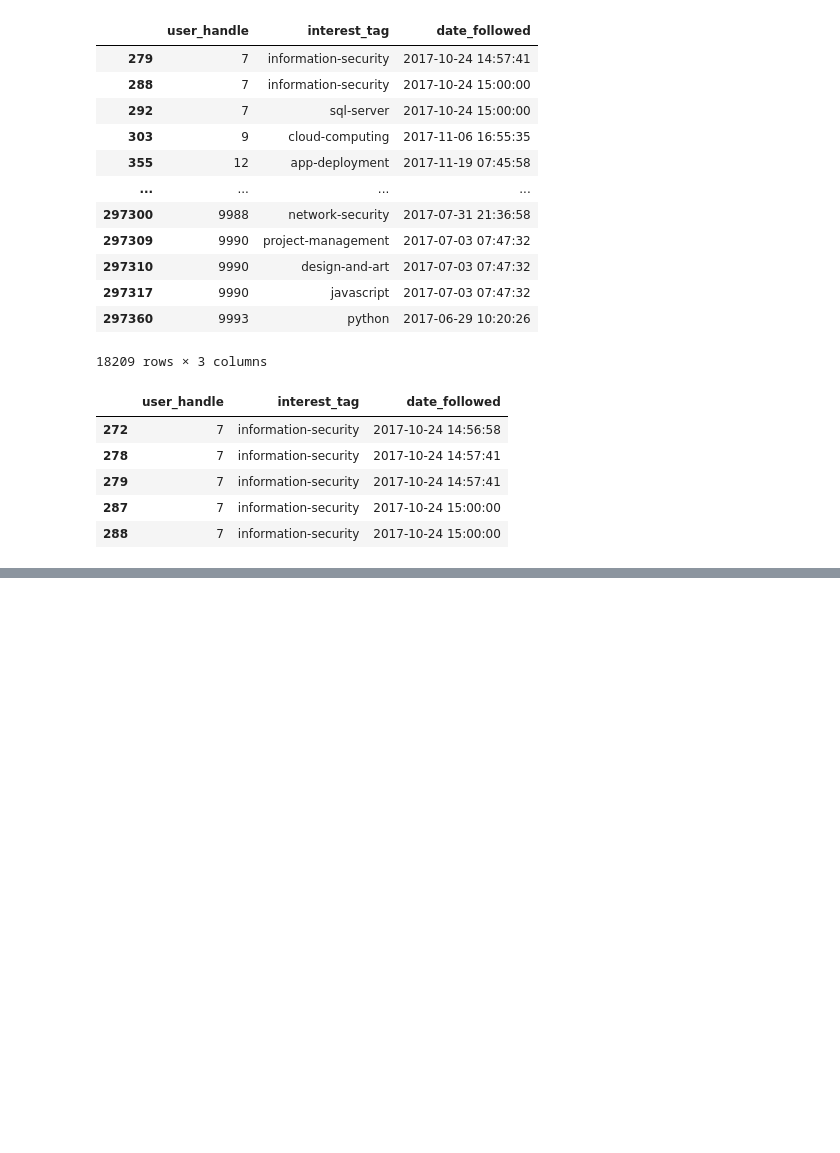
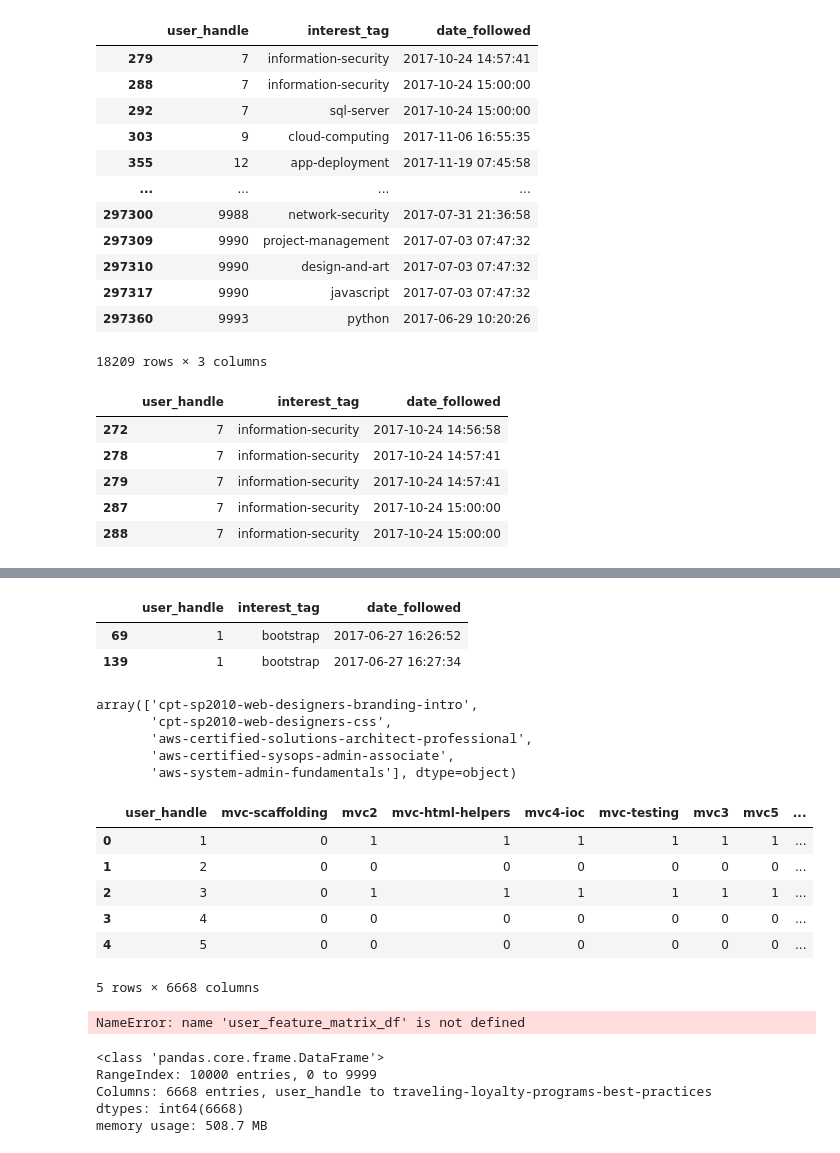
Before and after one commit to nxg153030/pluralsight-mltakehome, a Jupyter notebook: test.ipynb, the cells around one changed output, grey strips where cells are left out. Cells and saved outputs as stored; diff of their text form; code cells hidden in the pictures; blank space fills up the shorter version.

```diff
--- a/test.ipynb
+++ b/test.ipynb
@@ -96,0 +194,63 @@ user_interests_df[(user_interests_df.user_handle == 7) & (user_interests_df.inte
+# %%
+user_interests_df[(user_interests_df.user_handle == 1) & (user_interests_df.interest_tag == 'bootstrap')]
+# %% [output]
+|  | user_handle | interest_tag | date_followed |
+| 69 | 1 | bootstrap | 2017-06-27 16:26:52 |
+| 139 | 1 | bootstrap | 2017-06-27 16:27:34 |
+# %%
+unique_users = user_interests_df.user_handle.unique()
+interest_tags = user_interests_df.interest_tag.unique()
+course_tags = user_course_views_df.course_id.unique()
+# %%
+course_tags[:5]
+# %% [output]
+array(['cpt-sp2010-web-designers-branding-intro',
+       'cpt-sp2010-web-designers-css',
+       'aws-certified-solutions-architect-professional',
+       'aws-certified-sysops-admin-associate',
+       'aws-system-admin-fundamentals'], dtype=object)
+# %%
+user_feature_matrix = []
+# %%
+# turn each element into a column
+# add interest tags as features
+for user in unique_users:
+    d = dict()
+    d['user_handle'] = user
+    user_interests = user_interests_df[user_interests_df.user_handle == user].interest_tag.unique()
+    user_courses_taken = user_course_views_df[user_course_views_df.user_handle == user].course_id.unique()
+    for col in interest_tags:
+        if col in user_interests:
+            d[col] = 1
+        else:
+            d[col] = 0
+    for col in course_tags:
+        if col in user_courses_taken:
+            d[col] = 1
+        else:
+            d[col] = 0
+    user_feature_matrix.append(d)
+# %%
+user_feature_matrix_df = pd.DataFrame(user_feature_matrix)
+# %%
+user_feature_matrix_df.head()
+# %% [output]
+|  | user_handle | mvc-scaffolding | mvc2 | mvc-html-helpers | mvc4-ioc | mvc-testing | mvc3 | mvc5 | ... |
+| 0 | 1 | 0 | 1 | 1 | 1 | 1 | 1 | 1 | ... |
+| 1 | 2 | 0 | 0 | 0 | 0 | 0 | 0 | 0 | ... |
+| 2 | 3 | 0 | 1 | 1 | 1 | 1 | 1 | 1 | ... |
+| 3 | 4 | 0 | 0 | 0 | 0 | 0 | 0 | 0 | ... |
+| 4 | 5 | 0 | 0 | 0 | 0 | 0 | 0 | 0 | ... |
+5 rows × 6668 columns
+# %%
+user_feature_matrix_df.shape
+# %% [output]
+NameError: name 'user_feature_matrix_df' is not defined
+# %%
+user_feature_matrix_df.info()
+# %% [output]
+<class 'pandas.core.frame.DataFrame'>
+RangeIndex: 10000 entries, 0 to 9999
+Columns: 6668 entries, user_handle to traveling-loyalty-programs-best-practices
+dtypes: int64(6668)
+memory usage: 508.7 MB
```
Also changed, not shown: parts of 17 cells of this notebook, 3 other files.
